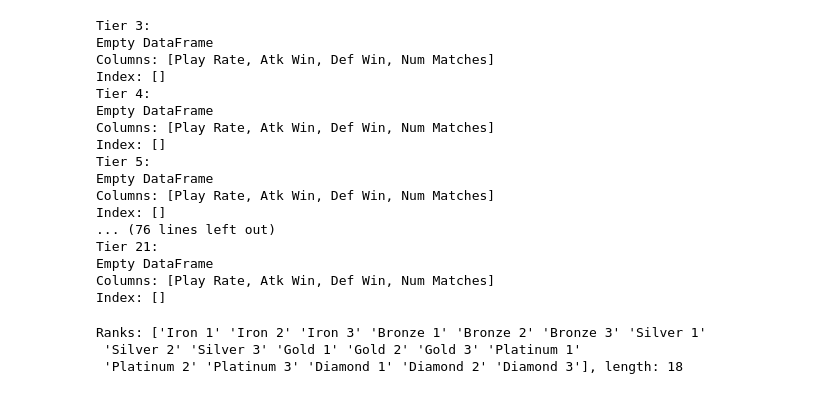
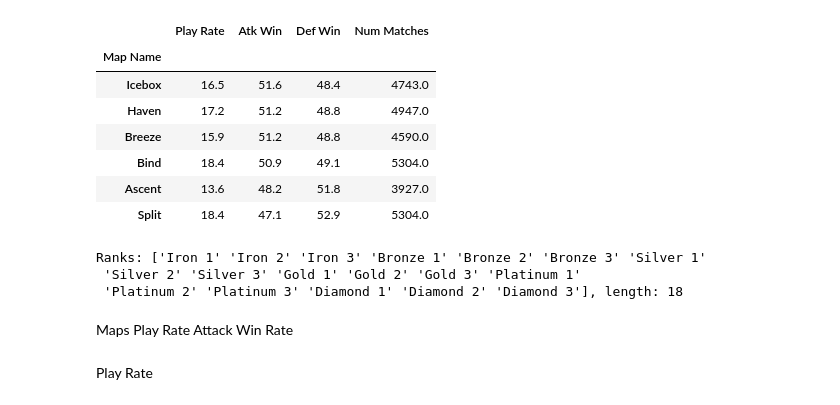
Before and after one commit to meryembarkallah21/valorant, a Jupyter notebook: valorant-kpi.ipynb, the cells around one changed output. Drawn from its saved outputs; the diff is of its cells as text; code cells hidden in the pictures.

```diff
--- a/valorant-kpi.ipynb
+++ b/valorant-kpi.ipynb
@@ -15,51 +15,28 @@ SMOOTHING = 3
 # %%
 def clean_data(df):
     if "Unnamed: 0" in df.columns:
         df.drop("Unnamed: 0", axis=1, inplace=True)
 
     for col in df.columns:
-        if df[col].dtype == 'object':
-            df[col] = df[col].str.rstrip('%').str.replace(',', '', regex=True)
-            try:
-                df[col] = df[col].astype(float)
-            except ValueError:
-                pass
+        df[col] = df[col].astype(str).str.rstrip('%').str.replace(',', '')
+        try:
+            df[col] = df[col].astype(float)
+        except:
+            pass
 
     df.set_index(df.columns[0], inplace=True)
 
     return df
 
-for tier in range(3, 22):  # Loop through tiers 3 to 21
-    file_path = f"map_data/maps_competitive_tier={tier}.csv"  # Generate file path for each tier
-
-    try:
-        # Read the CSV file for each tier
-        df = pd.read_csv(file_path)
-        # Clean the data using the clean_data function
-        cleaned_df = clean_data(df)
-        # Perform operations or analysis on the cleaned DataFrame if needed
-        # For example, you can print the first few rows of each cleaned DataFrame
-        print(f"Tier {tier}:")
-        print(cleaned_df.head())
-
-    except FileNotFoundError:
-        print(f"File not found for tier {tier}")
+example_map_df = clean_data(pd.read_csv("https://raw.githubusercontent.com/meryembarkallah21/valorant/master/map_data/maps_competitive_tier%3D3.csv"))
+example_map_df
 # %% [output]
-Tier 3:
-Empty DataFrame
-Columns: [Play Rate, Atk Win, Def Win, Num Matches]
-Index: []
-Tier 4:
-Empty DataFrame
-Columns: [Play Rate, Atk Win, Def Win, Num Matches]
-Index: []
-Tier 5:
-Empty DataFrame
-Columns: [Play Rate, Atk Win, Def Win, Num Matches]
-Index: []
-... (76 lines left out)
-Tier 21:
-Empty DataFrame
-Columns: [Play Rate, Atk Win, Def Win, Num Matches]
-Index: []
+|  | Play Rate | Atk Win | Def Win | Num Matches |
+| Map Name |  |  |  |  |
+| Icebox | 16.5 | 51.6 | 48.4 | 4743.0 |
+| Haven | 17.2 | 51.2 | 48.8 | 4947.0 |
+| Breeze | 15.9 | 51.2 | 48.8 | 4590.0 |
+| Bind | 18.4 | 50.9 | 49.1 | 5304.0 |
+| Ascent | 13.6 | 48.2 | 51.8 | 3927.0 |
+| Split | 18.4 | 47.1 | 52.9 | 5304.0 |
 # %%
@@ -72,3 +48,7 @@ print(f"Ranks: {ranks_list}, length: {num_ranks}")
 Ranks: ['Iron 1' 'Iron 2' 'Iron 3' 'Bronze 1' 'Bronze 2' 'Bronze 3' 'Silver 1'
  'Silver 2' 'Silver 3' 'Gold 1' 'Gold 2' 'Gold 3' 'Platinum 1'
  'Platinum 2' 'Platinum 3' 'Diamond 1' 'Diamond 2' 'Diamond 3'], length: 18
+# %% [markdown]
+Maps
+Play Rate
+Attack Win Rate
@@ -74,0 +71,2 @@ Ranks: ['Iron 1' 'Iron 2' 'Iron 3' 'Bronze 1' 'Bronze 2' 'Bronze 3' 'Silver 1'
+# %% [markdown]
+Play Rate
```
Also changed, not shown: parts of 51 cells of this notebook.
